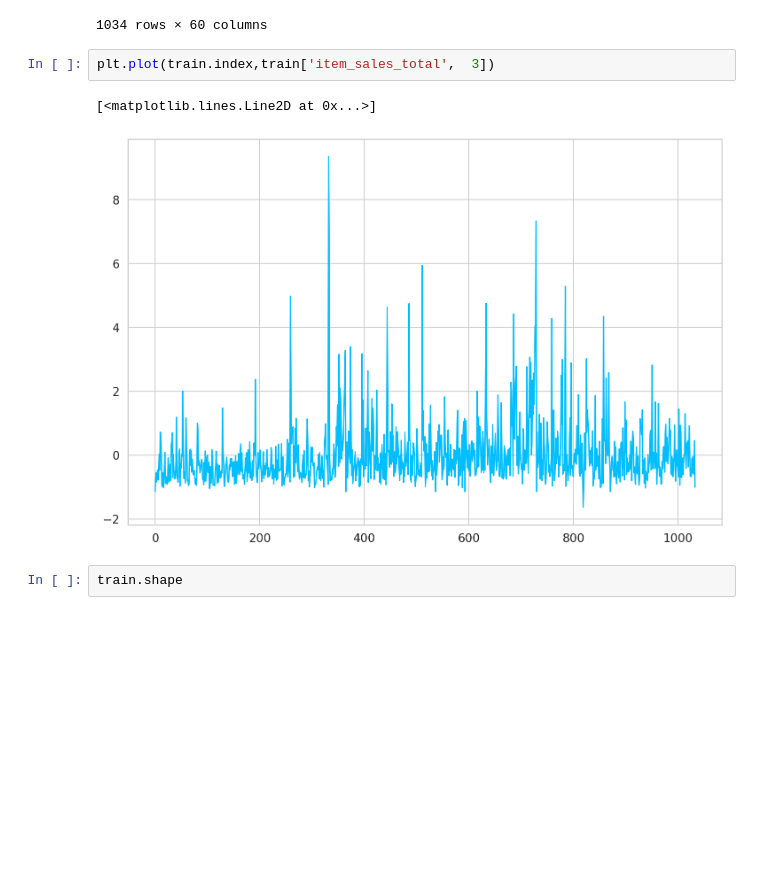
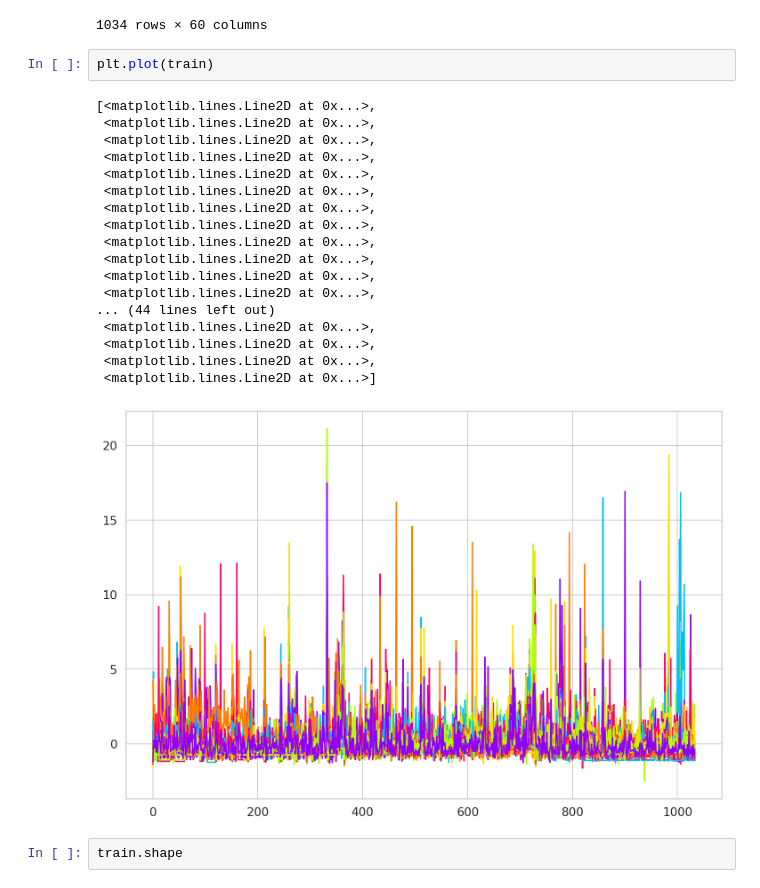
Before and after one commit to dunnohow/LSTM_Autoencoder, a Jupyter notebook: AE_LSTM_sales.ipynb, the cells around one changed output. Drawn from its saved outputs; the diff is of its cells as text; blank space fills up the shorter version.

```diff
--- a/AE_LSTM_sales.ipynb
+++ b/AE_LSTM_sales.ipynb
@@ -113,10 +149,26 @@ train
 | 1033 | -0.217333 | -0.208191 | -0.662888 | -1.005472 | -0.709435 | -0.299733 | -0.366257 | -0.444710 | -0.229421 | -0.098814 | ... |
 1034 rows × 60 columns
 # %%
-plt.plot(train.index,train['item_sales_total',  3])
+plt.plot(train)
 # %% [output]
-[<matplotlib.lines.Line2D at 0x...>]
+[<matplotlib.lines.Line2D at 0x...>,
+ <matplotlib.lines.Line2D at 0x...>,
+ <matplotlib.lines.Line2D at 0x...>,
+ <matplotlib.lines.Line2D at 0x...>,
+ <matplotlib.lines.Line2D at 0x...>,
+ <matplotlib.lines.Line2D at 0x...>,
+ <matplotlib.lines.Line2D at 0x...>,
+ <matplotlib.lines.Line2D at 0x...>,
+ <matplotlib.lines.Line2D at 0x...>,
+ <matplotlib.lines.Line2D at 0x...>,
+ <matplotlib.lines.Line2D at 0x...>,
+ <matplotlib.lines.Line2D at 0x...>,
+... (44 lines left out)
+ <matplotlib.lines.Line2D at 0x...>,
+ <matplotlib.lines.Line2D at 0x...>,
+ <matplotlib.lines.Line2D at 0x...>,
+ <matplotlib.lines.Line2D at 0x...>]
-[figure, old version]
+[figure, new version]
 # %%
 train.shape
 # %% [output]
```
Also changed, not shown: parts of 5 cells of this notebook.
